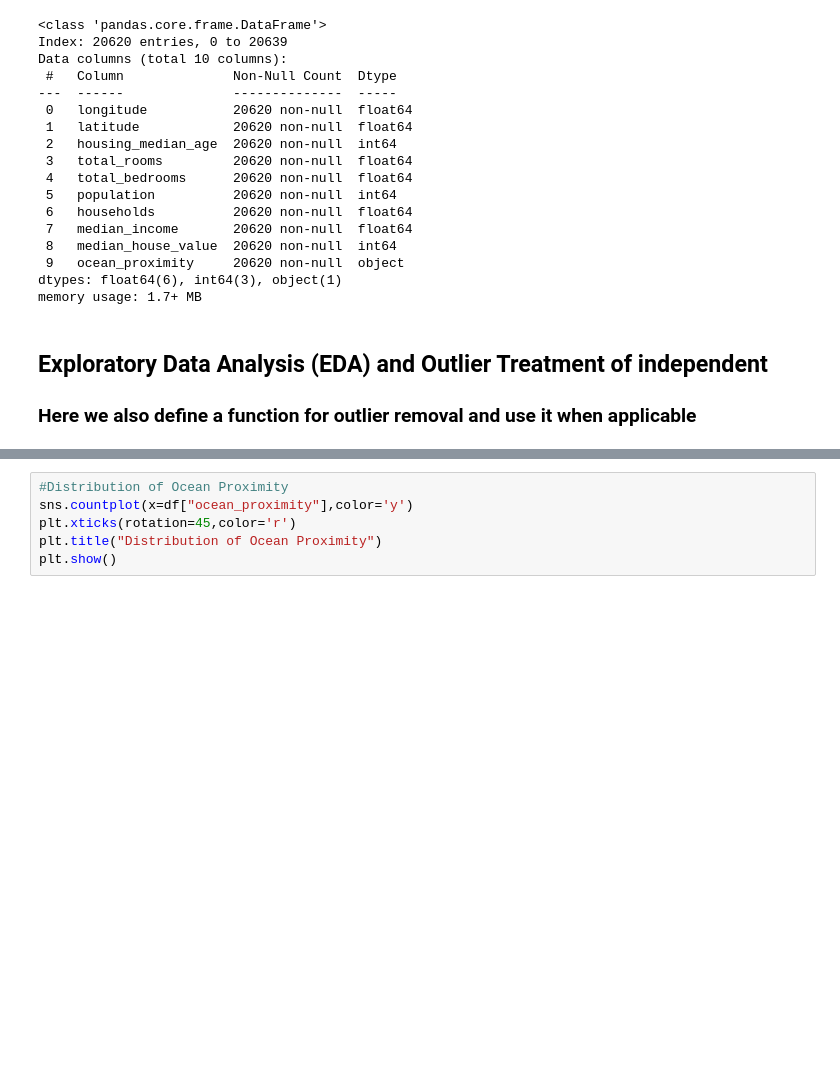
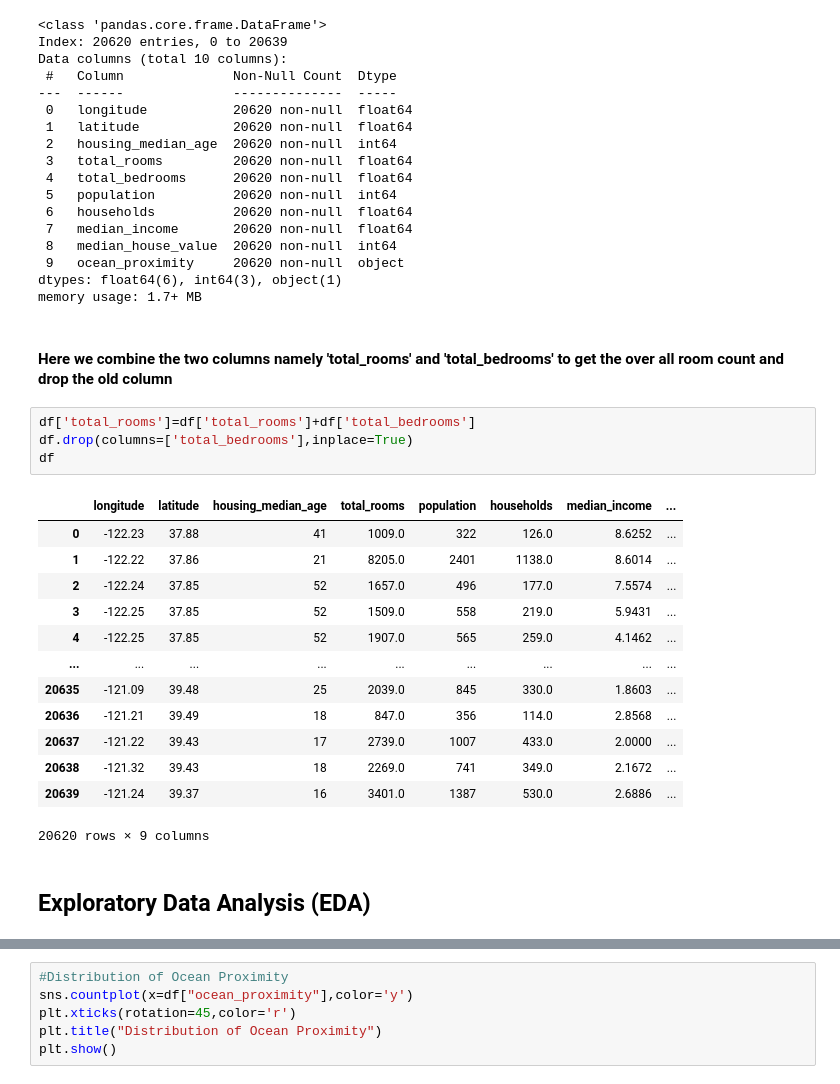
Before and after one commit to debdoot9804/House_price_prediction_ML, a Jupyter notebook: data_preprocessing.ipynb, the cells around one changed output, grey strips where cells are left out. Cells and saved outputs as stored; diff of their text form; blank space fills up the shorter version.

```diff
--- a/data_preprocessing.ipynb
+++ b/data_preprocessing.ipynb
@@ -159,9 +159,28 @@ Data columns (total 10 columns):
  9   ocean_proximity     20620 non-null  object
 dtypes: float64(6), int64(3), object(1)
 memory usage: 1.7+ MB
-# %% [markdown]
-## Exploratory Data Analysis (EDA) and Outlier Treatment of independent
-### Here we also define a function for outlier removal and use it when applicable
+# %% [markdown]
+#### Here we combine the two columns namely 'total_rooms' and 'total_bedrooms' to get the over all room count and drop the old column
+# %%
+df['total_rooms']=df['total_rooms']+df['total_bedrooms']
+df.drop(columns=['total_bedrooms'],inplace=True)
+df
+# %% [output]
+|  | longitude | latitude | housing_median_age | total_rooms | population | households | median_income | ... |
+| 0 | -122.23 | 37.88 | 41 | 1009.0 | 322 | 126.0 | 8.6252 | ... |
+| 1 | -122.22 | 37.86 | 21 | 8205.0 | 2401 | 1138.0 | 8.6014 | ... |
+| 2 | -122.24 | 37.85 | 52 | 1657.0 | 496 | 177.0 | 7.5574 | ... |
+| 3 | -122.25 | 37.85 | 52 | 1509.0 | 558 | 219.0 | 5.9431 | ... |
+| 4 | -122.25 | 37.85 | 52 | 1907.0 | 565 | 259.0 | 4.1462 | ... |
+| ... | ... | ... | ... | ... | ... | ... | ... | ... |
+| 20635 | -121.09 | 39.48 | 25 | 2039.0 | 845 | 330.0 | 1.8603 | ... |
+| 20636 | -121.21 | 39.49 | 18 | 847.0 | 356 | 114.0 | 2.8568 | ... |
+| 20637 | -121.22 | 39.43 | 17 | 2739.0 | 1007 | 433.0 | 2.0000 | ... |
+| 20638 | -121.32 | 39.43 | 18 | 2269.0 | 741 | 349.0 | 2.1672 | ... |
+| 20639 | -121.24 | 39.37 | 16 | 3401.0 | 1387 | 530.0 | 2.6886 | ... |
+20620 rows × 9 columns
+# %% [markdown]
+## Exploratory Data Analysis (EDA)
 # %%
 # Distribution of total_rooms
 sns.histplot(df['total_rooms'],color='g')
```
Also changed, not shown: parts of 32 cells of this notebook, 2 other files.
